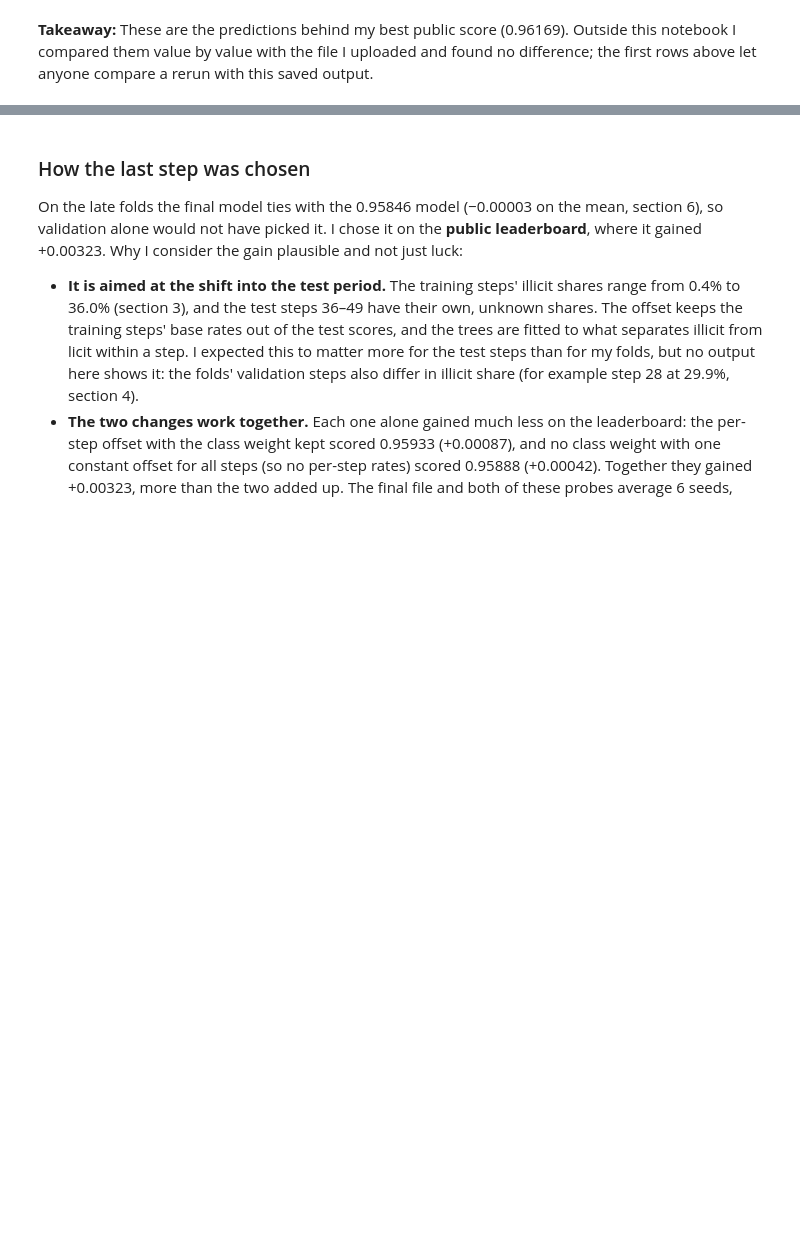
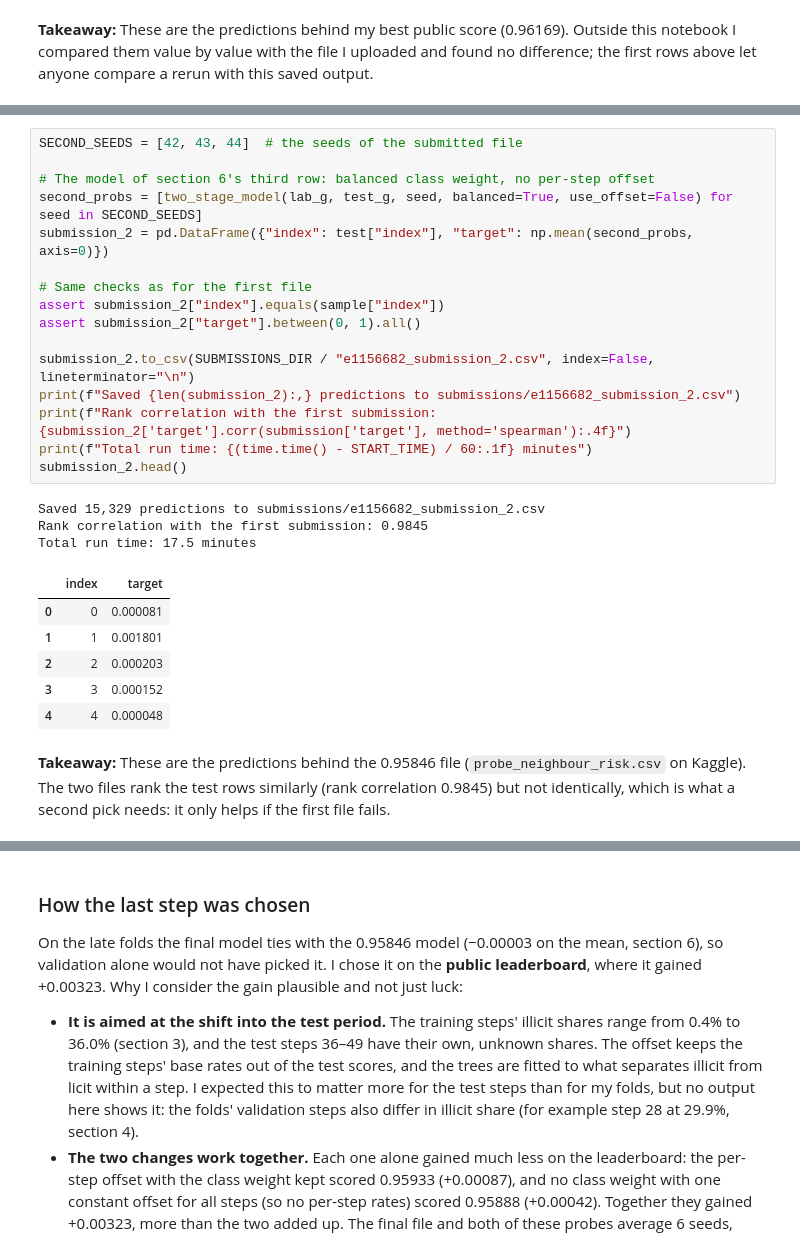
Before and after one commit to Shanicey98/BT4012-Bitcoin-Fraud-Detection, a Jupyter notebook: e1156682.ipynb, the cells around one changed output, grey strips where cells are left out. Drawn from its saved outputs; the diff is of its cells as text; blank space fills up the shorter version.

Commit message:
Update final notebook to reproduce 2nd Kaggle submission

```diff
--- a/e1156682.ipynb
+++ b/e1156682.ipynb
@@ -630,3 +642,31 @@ Outside this notebook I compared them value by value with the file I uploaded an
+# %%
+SECOND_SEEDS = [42, 43, 44]  # the seeds of the submitted file
+
+# The model of section 6's third row: balanced class weight, no per-step offset
+second_probs = [two_stage_model(lab_g, test_g, seed, balanced=True, use_offset=False) for seed in SECOND_SEEDS]
+submission_2 = pd.DataFrame({"index": test["index"], "target": np.mean(second_probs, axis=0)})
+
+# Same checks as for the first file
+assert submission_2["index"].equals(sample["index"])
+assert submission_2["target"].between(0, 1).all()
+
+submission_2.to_csv(SUBMISSIONS_DIR / "e1156682_submission_2.csv", index=False, lineterminator="\n")
+print(f"Saved {len(submission_2):,} predictions to submissions/e1156682_submission_2.csv")
+print(f"Rank correlation with the first submission: {submission_2['target'].corr(submission['target'], method='spearman'):.4f}")
+print(f"Total run time: {(time.time() - START_TIME) / 60:.1f} minutes")
+submission_2.head()
+# %% [output]
+Saved 15,329 predictions to submissions/e1156682_submission_2.csv
+Rank correlation with the first submission: 0.9845
+Total run time: 17.5 minutes
+|  | index | target |
+| 0 | 0 | 0.000081 |
+| 1 | 1 | 0.001801 |
+| 2 | 2 | 0.000203 |
+| 3 | 3 | 0.000152 |
+| 4 | 4 | 0.000048 |
+# %% [markdown]
+**Takeaway:** These are the predictions behind the 0.95846 file (`probe_neighbour_risk.csv` on Kaggle). The two files rank the test rows similarly (rank correlation 0.9845) but not identically, which is what a second pick needs: it only helps if the first file fails.
 # %% [markdown]
 ## 8. Summary
 | Step | Choice | Why |
```
Also changed, not shown: parts of 5 cells of this notebook.
